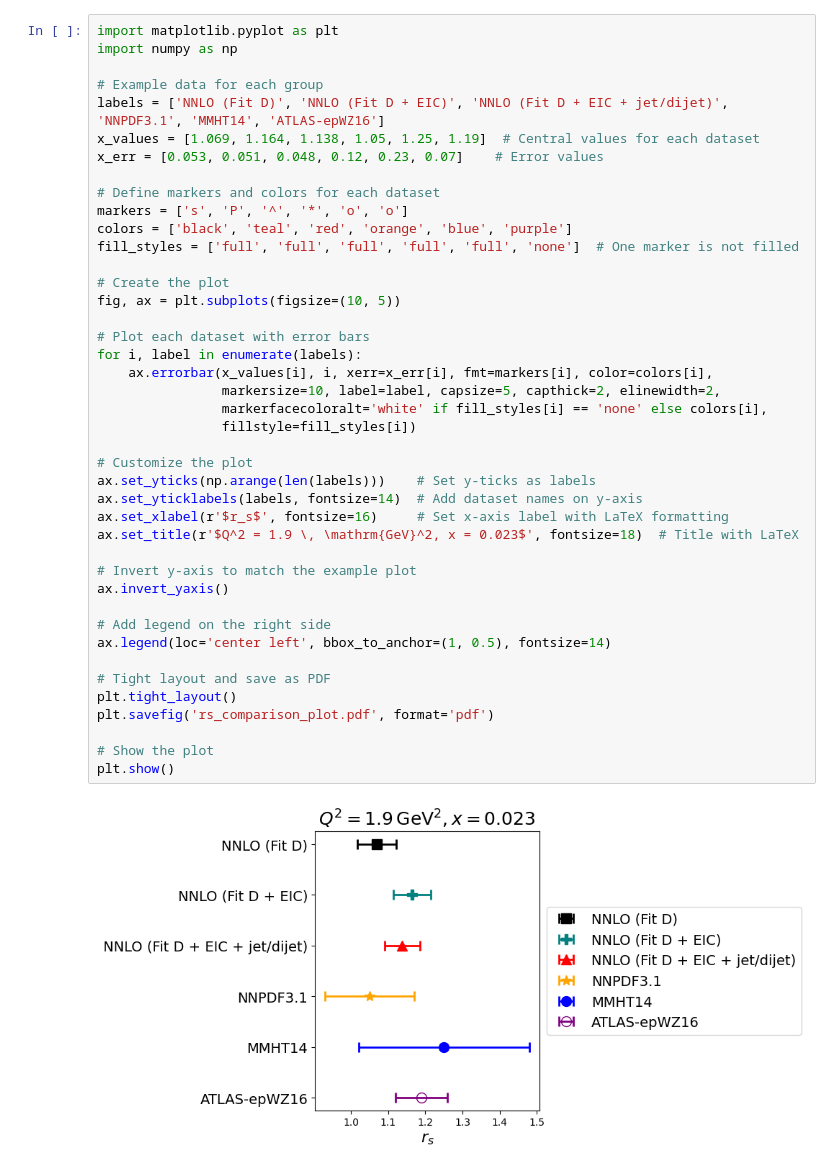
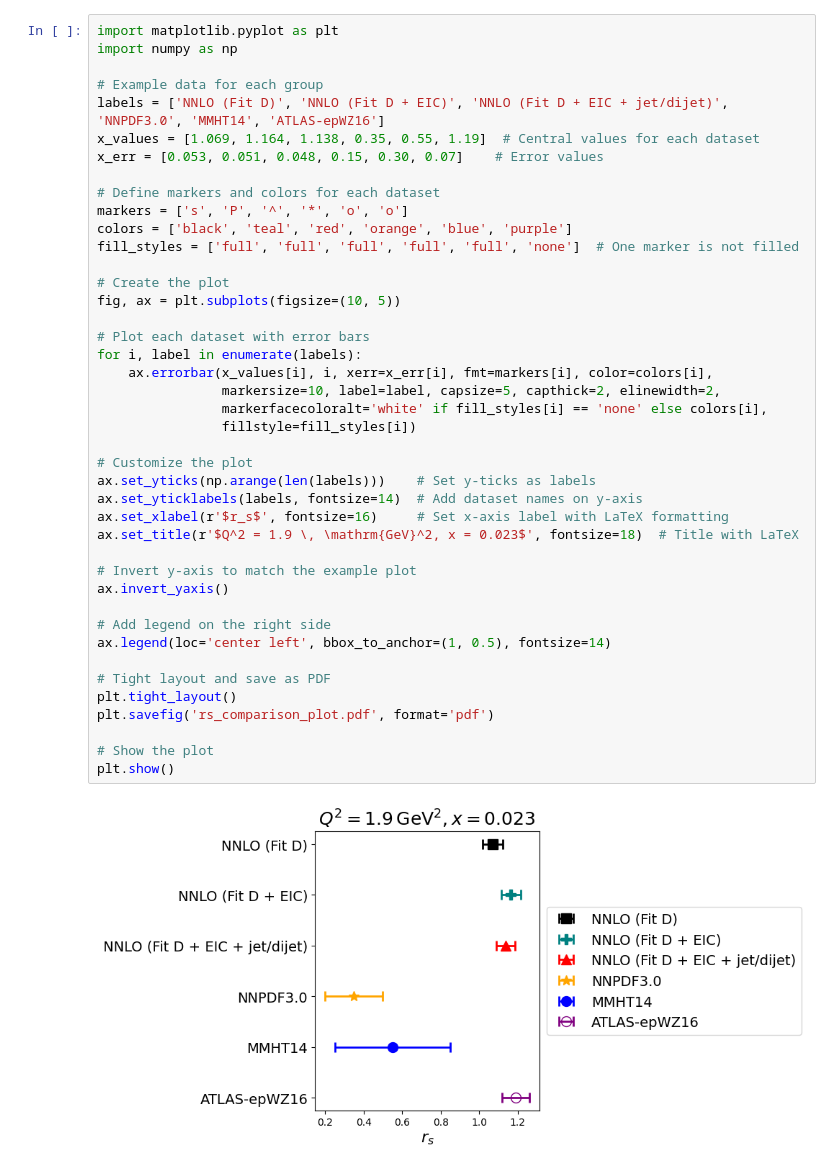
Before and after one commit to hamzeh-khanpour/Python-Root-Coffea, a Jupyter notebook: Rs.ipynb, the cells around one changed output. Drawn from its saved outputs; the diff is of its cells as text.

```diff
--- a/Rs.ipynb
+++ b/Rs.ipynb
@@ -5,9 +5,9 @@ import matplotlib.pyplot as plt
 import numpy as np
 
 # Example data for each group
-labels = ['NNLO (Fit D)', 'NNLO (Fit D + EIC)', 'NNLO (Fit D + EIC + jet/dijet)', 'NNPDF3.1', 'MMHT14', 'ATLAS-epWZ16']
-x_values = [1.069, 1.164, 1.138, 1.05, 1.25, 1.19]  # Central values for each dataset
-x_err = [0.053, 0.051, 0.048, 0.12, 0.23, 0.07]    # Error values
+labels = ['NNLO (Fit D)', 'NNLO (Fit D + EIC)', 'NNLO (Fit D + EIC + jet/dijet)', 'NNPDF3.0', 'MMHT14', 'ATLAS-epWZ16']
+x_values = [1.069, 1.164, 1.138, 0.35, 0.55, 1.19]  # Central values for each dataset
+x_err = [0.053, 0.051, 0.048, 0.15, 0.30, 0.07]    # Error values
 
 # Define markers and colors for each dataset
 markers = ['s', 'P', '^', '*', 'o', 'o']
@@ -16,31 +16,31 @@ fill_styles = ['full', 'full', 'full', 'full', 'full', 'none']  # One marker is
 
 # Create the plot
 fig, ax = plt.subplots(figsize=(10, 5))
 
 # Plot each dataset with error bars
 for i, label in enumerate(labels):
     ax.errorbar(x_values[i], i, xerr=x_err[i], fmt=markers[i], color=colors[i],
                 markersize=10, label=label, capsize=5, capthick=2, elinewidth=2,
                 markerfacecoloralt='white' if fill_styles[i] == 'none' else colors[i],
                 fillstyle=fill_styles[i])
 
 # Customize the plot
 ax.set_yticks(np.arange(len(labels)))    # Set y-ticks as labels
 ax.set_yticklabels(labels, fontsize=14)  # Add dataset names on y-axis
 ax.set_xlabel(r'$r_s$', fontsize=16)     # Set x-axis label with LaTeX formatting
 ax.set_title(r'$Q^2 = 1.9 \, \mathrm{GeV}^2, x = 0.023$', fontsize=18)  # Title with LaTeX
 
 # Invert y-axis to match the example plot
 ax.invert_yaxis()
 
 # Add legend on the right side
 ax.legend(loc='center left', bbox_to_anchor=(1, 0.5), fontsize=14)
 
 # Tight layout and save as PDF
 plt.tight_layout()
 plt.savefig('rs_comparison_plot.pdf', format='pdf')
 
 # Show the plot
 plt.show()
 # %% [output]
-[figure, old version]
+[figure, new version]
```
Also changed, not shown: 2 other files.
